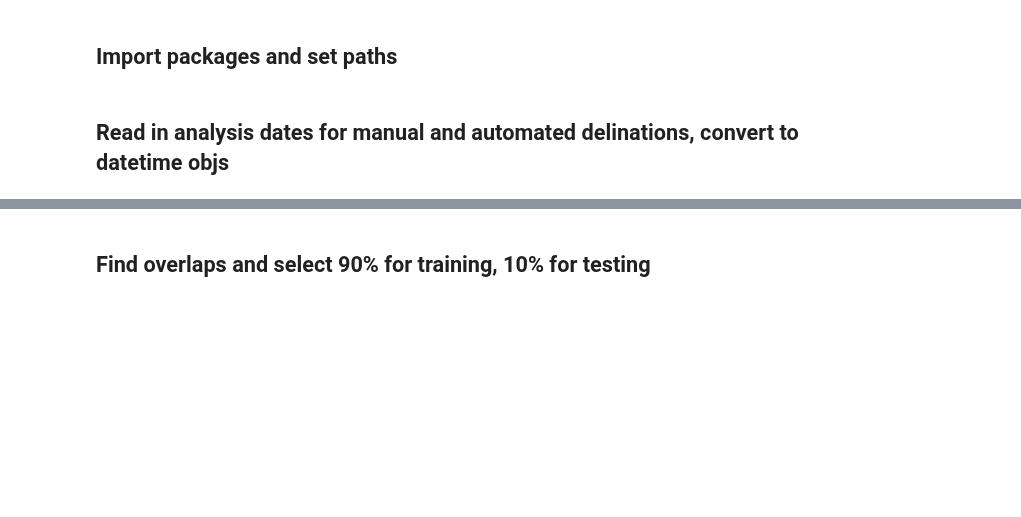
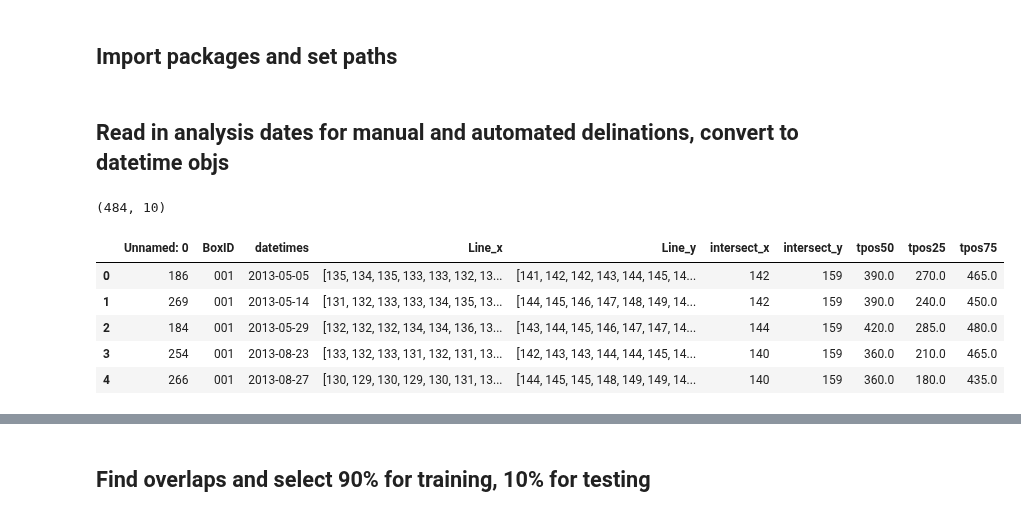
Before and after one commit to jukesliu/automated-glacier-terminus, a Jupyter notebook: Optimization.ipynb, the cells around one changed output, grey strips where cells are left out. Saved outputs shown, nothing was run; the diff lists cells and outputs as text; code cells hidden in the pictures; blank space fills up the shorter version.

```diff
--- a/Optimization.ipynb
+++ b/Optimization.ipynb
@@ -25,10 +25,18 @@ sg_path = '/home/jukes/Documents/Sample_glaciers/'
 # %% [markdown]
 ## Read in analysis dates for manual and automated delinations, convert to datetime objs
 # %%
-# #read in manual image dates
-# manual_df= pd.read_csv(basepath+'Manual/manual_tpos.csv', sep=',', dtype=str, header=0)
-# manual_df = manual_df.dropna()
-# manual_df.drop_duplicates(subset=['BoxID','datetimes'])
-# print(manual_df.shape)
-# manual_df.head()
+#read in manual image dates
+manual_df= pd.read_csv(basepath+'Manual/manual_tpos.csv', sep=',', dtype=str, header=0)
+manual_df = manual_df.dropna()
+manual_df.drop_duplicates(subset=['BoxID','datetimes'])
+print(manual_df.shape)
+manual_df.head()
+# %% [output]
+(484, 10)
+|  | Unnamed: 0 | BoxID | datetimes | Line_x | Line_y | intersect_x | intersect_y | tpos50 | tpos25 | tpos75 |
+| 0 | 186 | 001 | 2013-05-05 | [135, 134, 135, 133, 133, 132, 13... | [141, 142, 142, 143, 144, 145, 14... | 142 | 159 | 390.0 | 270.0 | 465.0 |
+| 1 | 269 | 001 | 2013-05-14 | [131, 132, 133, 133, 134, 135, 13... | [144, 145, 146, 147, 148, 149, 14... | 142 | 159 | 390.0 | 240.0 | 450.0 |
+| 2 | 184 | 001 | 2013-05-29 | [132, 132, 132, 134, 134, 136, 13... | [143, 144, 145, 146, 147, 147, 14... | 144 | 159 | 420.0 | 285.0 | 480.0 |
+| 3 | 254 | 001 | 2013-08-23 | [133, 132, 133, 131, 132, 131, 13... | [142, 143, 143, 144, 144, 145, 14... | 140 | 159 | 360.0 | 210.0 | 465.0 |
+| 4 | 266 | 001 | 2013-08-27 | [130, 129, 130, 129, 130, 131, 13... | [144, 145, 145, 148, 149, 149, 14... | 140 | 159 | 360.0 | 180.0 | 435.0 |
 # %%
```
Also changed, not shown: parts of 11 cells of this notebook, 4 other files.
